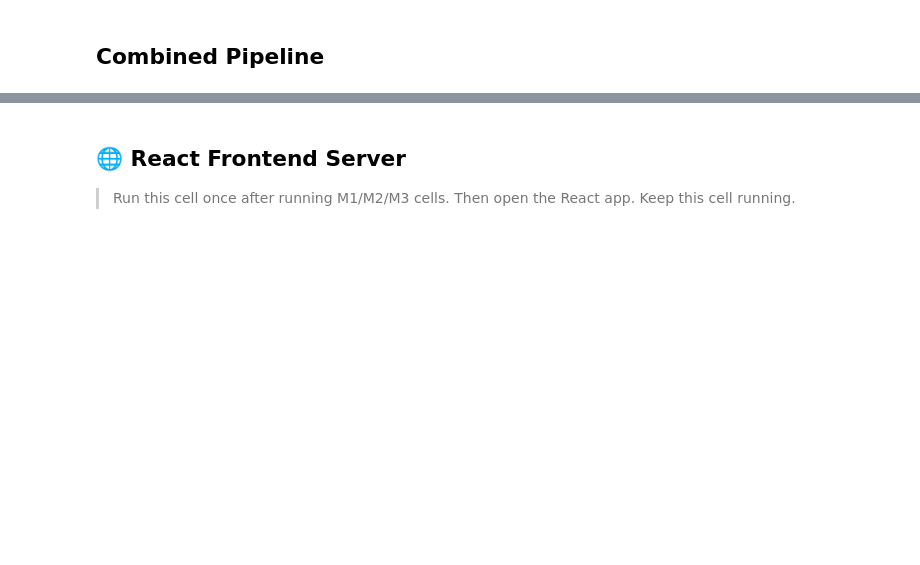
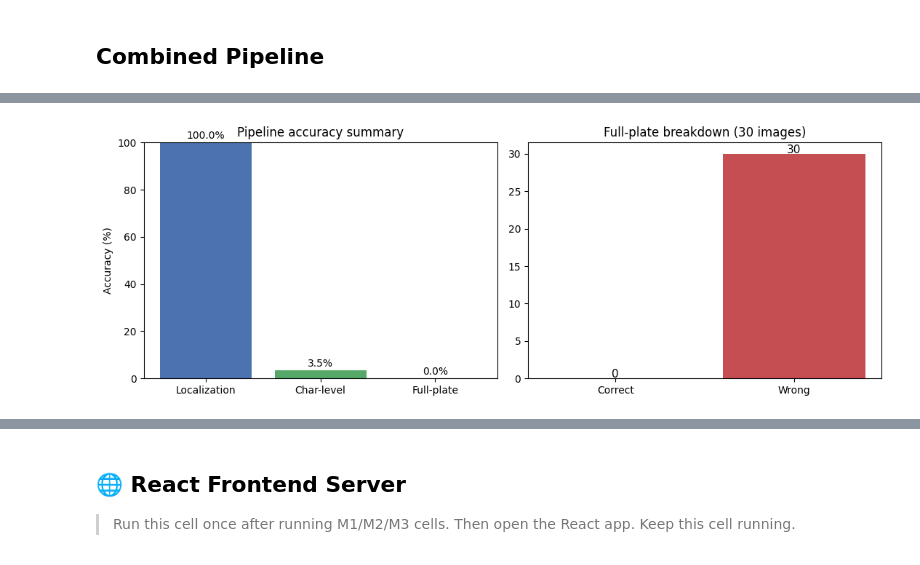
Before and after one commit to wesalmagdi/License-Plate-Recognition, a Jupyter notebook: DIP_Project .ipynb, the cells around one changed output, grey strips where cells are left out. Drawn from its saved outputs; the diff is of its cells as text; code cells hidden in the pictures; blank space fills up the shorter version.

```diff
--- a/DIP_Project.ipynb
+++ b/DIP_Project .ipynb
@@ -726,0 +886,14 @@ def vertical_projection_segmentation(cleaned, h, w, min_char_area):
+# %%
+
+import pytesseract
+
+# Set the path to tesseract (adjust path if you installed elsewhere)
+pytesseract.pytesseract.tesseract_cmd = r'C:\Program Files\Tesseract-OCR\tesseract.exe'
+
+# Optional: Verify installation
+try:
+    version = pytesseract.get_tesseract_version()
+    print(f"Tesseract version: {version}")
+except Exception as e:
+    print(f"Tesseract not found. Please install from: https://github.com/UB-Mannheim/tesseract/wiki")
+    print(f"Error: {e}")
@@ -874,0 +1710,69 @@ run_pipeline("plate-2-1024x718.jpg", visualize=True)
+# %%
+# ── Run the full pipeline on every dataset image ────────────────────────────
+# Reuses the existing run_pipeline() so nothing else changes.
+# All results are stored in plates.db, then m5_accuracy_report() is called.
+
+def run_batch_on_dataset(images=None, ground_truth=None,
+                        clear_db_first=True, visualize_each=False):
+    """
+    Args:
+        images          : list of image paths (defaults to DATASET_IMAGES)
+        ground_truth    : dict from load_ground_truth() (defaults to GROUND_TRUTH)
+        clear_db_first  : wipe plates.db before running so we get a clean batch
+        visualize_each  : if True, show every M1..M5 plot per image (slow)
+    """
+    images       = images       if images is not None       else DATASET_IMAGES
+    ground_truth = ground_truth if ground_truth is not None else GROUND_TRUTH
+
+    if clear_db_first:
+        db_clear()
+        print("[batch] cleared previous rows in plates.db")
+
+    total = len(images)
+    if total == 0:
+        print("[batch] no images to process")
+        return None
+
+    print(f"[batch] running pipeline on {total} image(s)...\n")
+
+    successes, failures = 0, 0
+    for i, img_path in enumerate(images, 1):
+        img_name = os.path.basename(img_path)
+        gt       = ground_truth.get(img_name)
+        gt_plate = gt['plate']  if gt else None
+        gt_loc   = gt['loc_ok'] if gt else None
+
+        print(f"  [{i:3d}/{total}]  {img_name}")
+        try:
+            run_pipeline(
+                img_path,
+                ground_truth=gt_plate,
+                localization_correct=gt_loc,
+                visualize=visualize_each,
+            )
+            successes += 1
+        except Exception as e:
+            failures += 1
+            print(f"      ✗ pipeline error: {type(e).__name__}: {e}")
+            # still log the failure so the DB has one row per image attempted
+            try:
+                db_insert(
+                    image_path=img_name,
+                    predicted_plate="",
+                    ground_truth=gt_plate,
+                    localization_correct=gt_loc,
+                    recognition_correct=False if gt_plate else None,
+                    char_accuracy=0.0 if gt_plate else None,
+                    avg_confidence=0.0,
+                )
+            except Exception:
+                pass
+
+    print(f"\n[batch] done: {successes} ok, {failures} failed")
+    print("[batch] generating final accuracy report...\n")
+    return m5_accuracy_report()
+
+
+# Kick off the batch run
+batch_results =  run_batch_on_dataset()
+# %% [output]
@@ -874,0 +1796 @@ run_pipeline("plate-2-1024x718.jpg", visualize=True)
+[figure, added]
```
Also changed, not shown: parts of 16 cells of this notebook, 18 other files.
